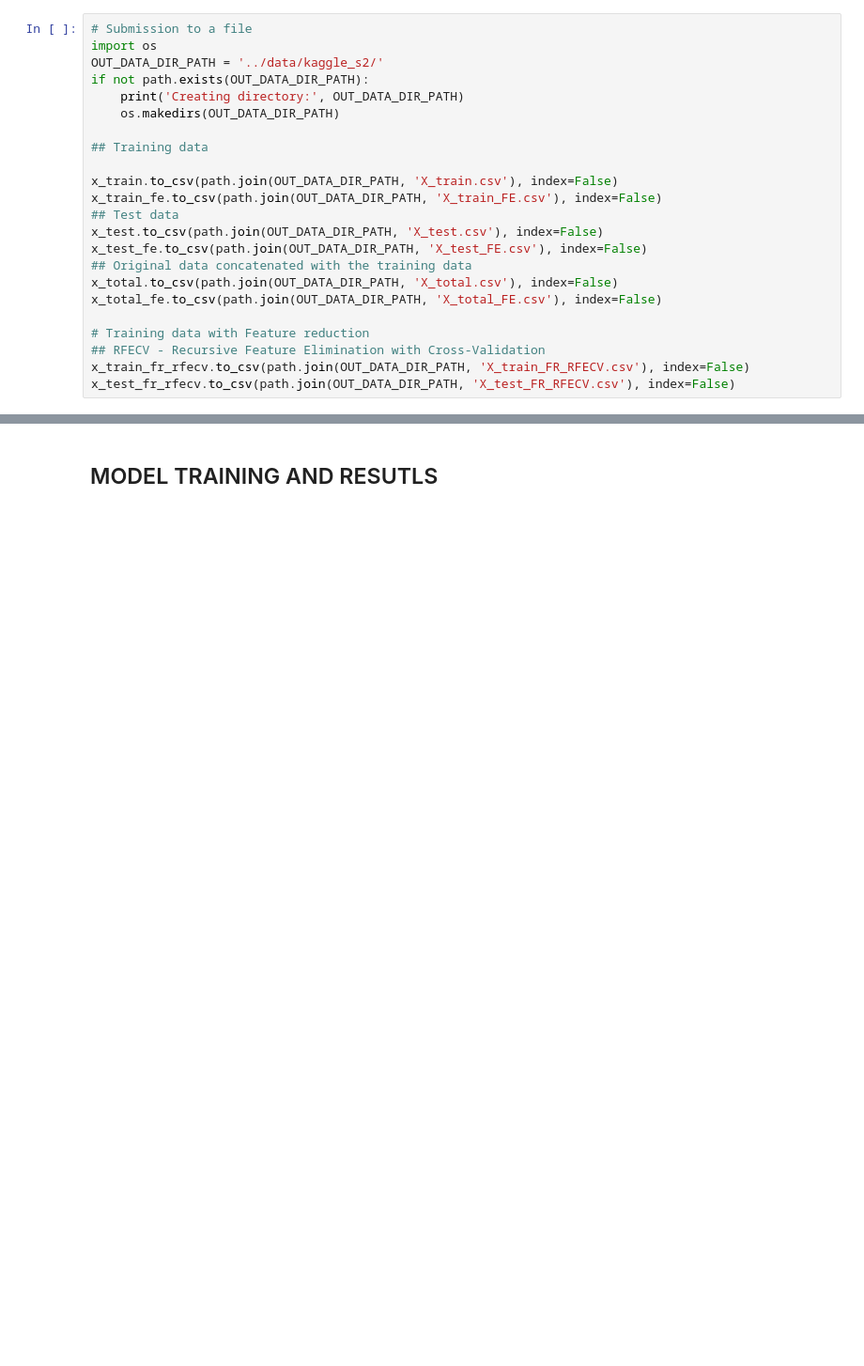
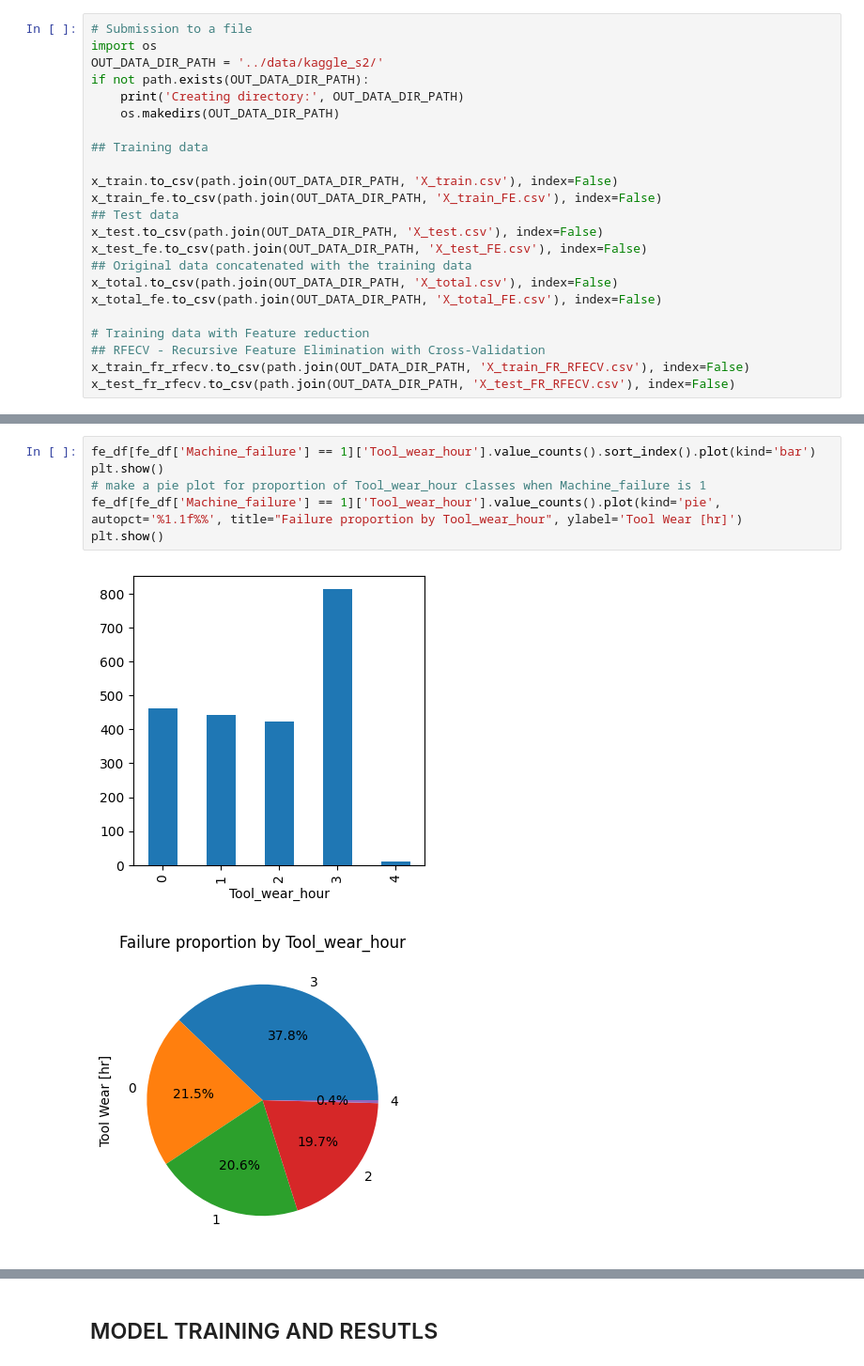
Before and after one commit to JJOL/pfm-pdm-e4, a Jupyter notebook: notebooks/D1-Exploration.ipynb, the cells around one changed output, grey strips where cells are left out. Shown at 94% size. Saved outputs shown, nothing was run; the diff lists cells and outputs as text; blank space fills up the shorter version.

```diff
--- a/notebooks/D1-Exploration.ipynb
+++ b/notebooks/D1-Exploration.ipynb
@@ -353,0 +407,9 @@ x_test_fr_rfecv.to_csv(path.join(OUT_DATA_DIR_PATH, 'X_test_FR_RFECV.csv'), inde
+# %%
+fe_df[fe_df['Machine_failure'] == 1]['Tool_wear_hour'].value_counts().sort_index().plot(kind='bar')
+plt.show()
+# make a pie plot for proportion of Tool_wear_hour classes when Machine_failure is 1
+fe_df[fe_df['Machine_failure'] == 1]['Tool_wear_hour'].value_counts().plot(kind='pie', autopct='%1.1f%%', title="Failure proportion by Tool_wear_hour", ylabel='Tool Wear [hr]')
+plt.show()
+# %% [output]
+[figure, added]
+[figure, added]
```
Also changed, not shown: parts of 26 cells of this notebook, 4 other files.
